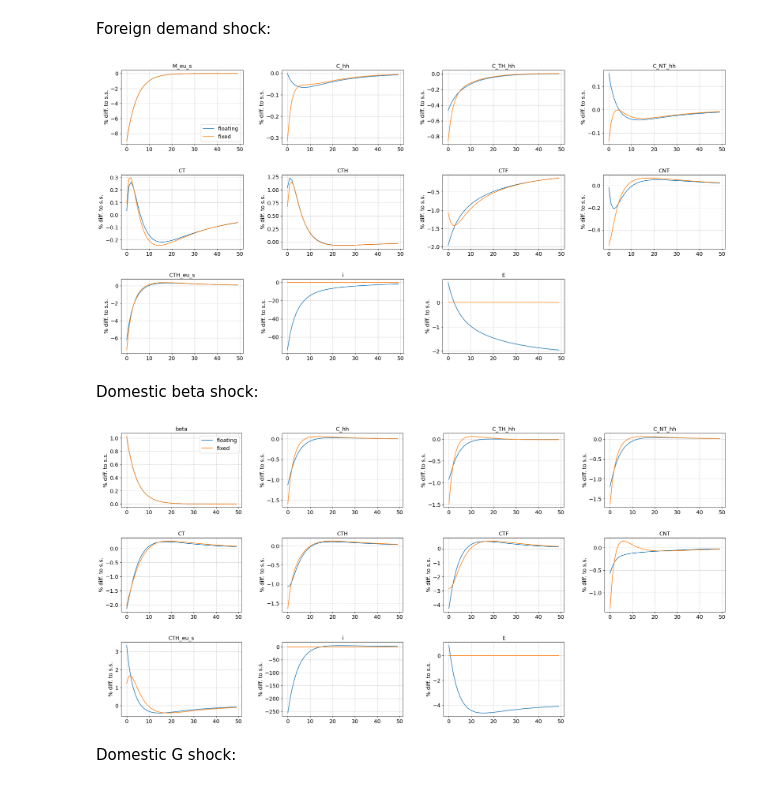
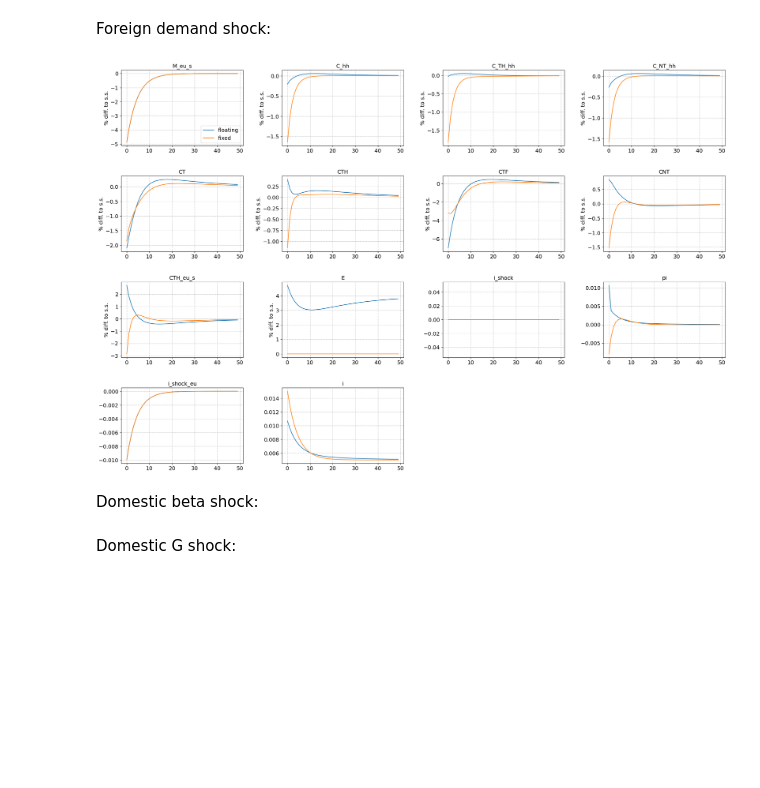
Before and after one commit to AndreaNoergaardAndersen/Master-Thesis, a Jupyter notebook: I-HANK - EU and US/IHANK.ipynb, the cells around one changed output. Cells and saved outputs as stored; diff of their text form; code cells hidden in the pictures; blank space fills up the shorter version.

```diff
--- a/I-HANK - EU and US/IHANK.ipynb
+++ b/I-HANK - EU and US/IHANK.ipynb
@@ -291,16 +274,13 @@ model.show_IRFs(['NFA','Q','E'],lvl_value=lvl_value,T_max=500,ncols=3,do_shocks=
 Foreign demand shock:
 # %%
 M_s = model.copy()
-M_s.par.jump_M_eu_s = -0.0075 # initial jump
-M_s.par.rho_M_eu_s = 0.80 # AR(1) coefficeint
+#M_s.par.jump_M_eu_s = -0.0075 # initial jump
+#M_s.par.rho_M_eu_s = 0.80 # AR(1) coefficeint
 
-#M_s.par.jump_rF_eu = -0.00005 # initial jump
-#M_s.par.rho_rF_eu = 0.80 # AR(1) coefficeint
+M_s.par.jump_i_shock_eu = -0.01 # initial jump
+M_s.par.rho_i_shock_eu= 0.80 # AR(1) coefficeint
 
-#M_s.par.jump_PF_s = -0.03 # initial jump
-#M_s.par.rho_PF_s = 0.80 # AR(1) coefficeint
-
-M_s.find_transition_path(shocks=['M_eu_s'],do_print=False,do_end_check=False)
+M_s.find_transition_path(shocks=['i_shock_eu'],do_print=False,do_end_check=False)
 # %% [markdown]
 Domestic Beta shock:
 # %%
@@ -320,9 +300,9 @@ G.find_transition_path(shocks=['G'],do_print=False,do_end_check=False)
 # %% [markdown]
 Domestic i shock:
 # %%
-i_shock = model.copy()
-i_shock.par.jump_i_shock = 0.01 # initial jump
-i_shock.par.rho_i_shock = 0.80 # AR(1) coefficeint
+i_shock_model = model.copy()
+M_s.par.jump_i_shock = -0.01 # initial jump
+M_s.par.rho_i_shock= 0.80 # AR(1) coefficeint
 
-i_shock.find_transition_path(shocks=['i_shock'],do_print=False,do_end_check=False)
+i_shock_model.find_transition_path(shocks=['i_shock'],do_print=False,do_end_check=False)
 # %%
@@ -335,10 +315,10 @@ model.compare_IRFs(models,labels,varnames=['M_eu_s','beta','G','i_shock','C_hh',
 # %% [markdown]
 ## 6. <a id='toc6_'></a>[Decomposing consumption response](#toc0_)
 # %%
-models = {'M_s': M_s, 'beta': beta, 'G': G, 'i_shock': i_shock}
+models = {'i_shock_eu': M_s, 'beta': beta, 'G': G, 'i_shock': i_shock_model}
 
 model_titles = {
-    'M_s': 'Foreign Demand Shock',
+    'i_shock_eu': 'Contractionary Foreign Monetary Shock',
     'beta': 'Domestic Beta Shock',
     'G': 'Contractionary Domestic Fiscal Shock',
     'i_shock': 'Contractionary Domestic Monetary Shock'
@@ -401,8 +381,8 @@ fixed.compute_jacs()
 Foreign demand shock:
 # %%
 M_s_fixed = fixed.copy()
-M_s_fixed.par.jump_M_eu_s = -0.0075 # initial jump
-M_s_fixed.par.rho_M_eu_s = 0.80 # AR(1) coefficeint
+M_s_fixed.par.jump_i_shock_eu = -0.01 # initial jump
+M_s_fixed.par.rho_i_shock_eu= 0.80 # AR(1) coefficeint
 
 #M_s_fixed.par.jump_rF = -0.00005 # initial jump
 #M_s_fixed.par.rho_rF = 0.80 # AR(1) coefficeint
@@ -410,14 +390,14 @@ M_s_fixed.par.rho_M_eu_s = 0.80 # AR(1) coefficeint
 #M_s_fixed.par.jump_PF_s = -0.03 # initial jump
 #M_s_fixed.par.rho_PF_s = 0.80 # AR(1) coefficeint
 
-M_s_fixed.find_transition_path(shocks=['M_eu_s'])
+M_s_fixed.find_transition_path(shocks=['i_shock_eu'])
 # %%
 models = [M_s,M_s_fixed]
 labels = ['floating','fixed']
-model.compare_IRFs(models,labels,varnames=['M_eu_s','C_hh','C_TH_hh','C_NT_hh','CT','CTH','CTF','CNT','CTH_eu_s','i','E'], do_shocks=False,do_targets=False,
-        abs_diff=None,lvl_value=['i_shock','pi'],T_max=50)
+model.compare_IRFs(models,labels,varnames=['M_eu_s','C_hh','C_TH_hh','C_NT_hh','CT','CTH','CTF','CNT','CTH_eu_s','E','i_shock','pi', 'i_shock_eu','i'], do_shocks=False,do_targets=False,
+        abs_diff=None,lvl_value=['i_shock','pi', 'i_shock_eu','i'],T_max=50)
 # %% [output]
-[figure, old version]
+[figure, new version]
 # %% [markdown]
 Domestic beta shock:
 # %%
@@ -431,8 +411,6 @@ models = [beta,beta_fixed]
 labels = ['floating','fixed']
 model.compare_IRFs(models,labels,varnames=['beta','C_hh','C_TH_hh','C_NT_hh','CT','CTH','CTF','CNT','CTH_eu_s','i','E'], do_shocks=False,do_targets=False,
         abs_diff=None,lvl_value=['i_shock'],T_max=50)
-# %% [output]
-[figure, removed]
 # %% [markdown]
 Domestic G shock:
 # %%
```
Also changed, not shown: parts of 13 cells of this notebook, 3 other files.
